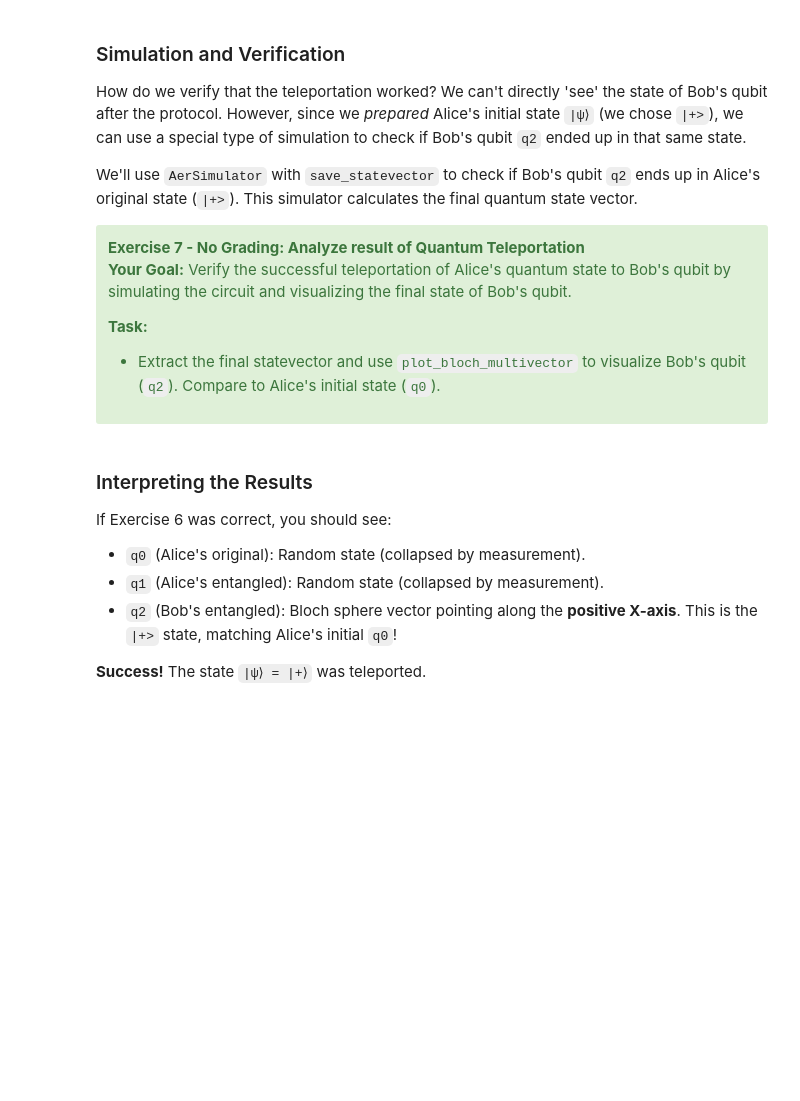
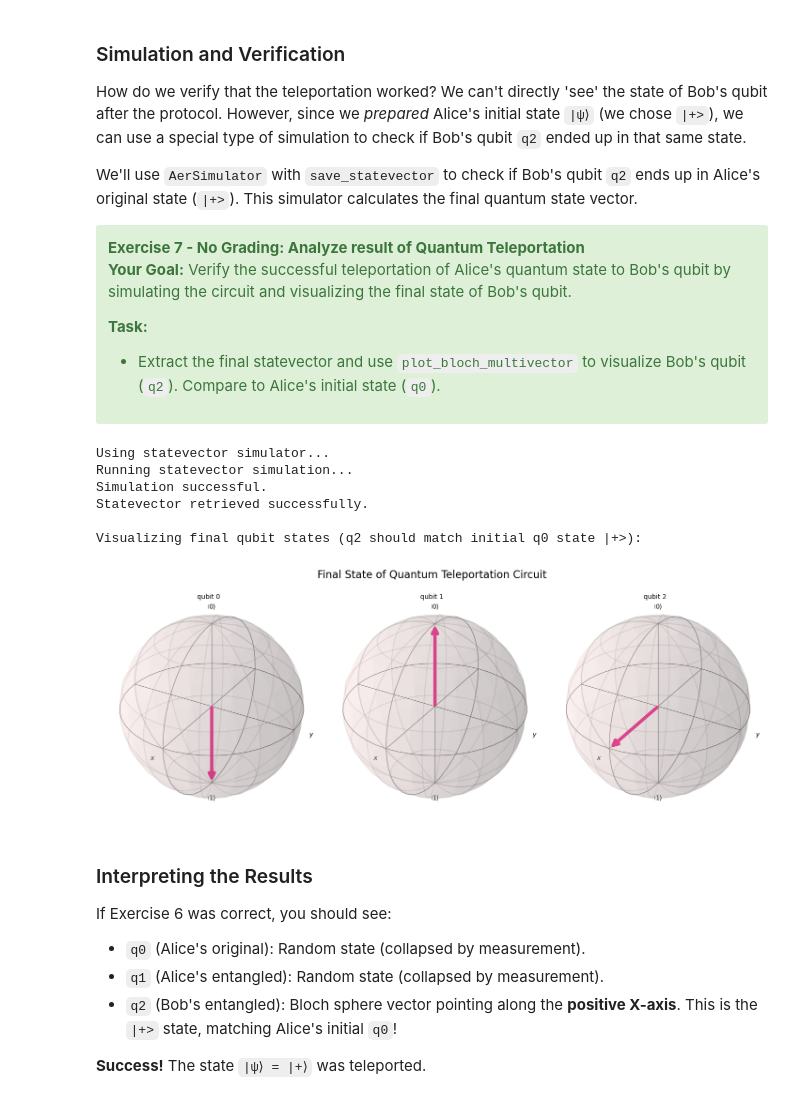
Before and after one commit to Barnald-Bocker/Qiskit_Summer_School, a Jupyter notebook: lab-1/lab1.ipynb, the cells around one changed output. Saved outputs shown, nothing was run; the diff lists cells and outputs as text; code cells hidden in the pictures; blank space fills up the shorter version.

```diff
--- a/lab-1/lab1.ipynb
+++ b/lab-1/lab1.ipynb
@@ -1056,29 +1064,37 @@ We'll use `AerSimulator` with `save_statevector` to check if Bob's qubit `q2` en
 </div>
 # %%
 %matplotlib inline
-
+from qiskit.visualization import plot_bloch_multivector
 # Use Statevector Simulator
 print("Using statevector simulator...")
 sv_simulator = AerSimulator(method='statevector') # Explicitly set method for clarity
 teleport_qc_sv = teleport_qc.copy() # Work with a copy for statevector simulation
 teleport_qc_sv.save_statevector() # Save statevector at the end
 
 print("Running statevector simulation...")
 job_sv = sv_simulator.run(teleport_qc_sv) # shots=1 is default for statevector
 result_sv = job_sv.result()
 
 if result_sv.success:
     print("Simulation successful.")
     final_statevector = result_sv.get_statevector()
     print("Statevector retrieved successfully.")
     print("\nVisualizing final qubit states (q2 should match initial q0 state |+>):")
     # q0 was |+> (points along +X). After teleportation, q2 should be |+>.
     # q0 and q1 states are after Alice's measurement, so they'll be collapsed.
 
-    display("TODO") #TODO, use plot_bloch_multivector to plot final_state
-
+    #display("TODO") #TODO, use plot_bloch_multivector to plot final_state
+    display(plot_bloch_multivector(final_statevector,"Final State of Quantum Teleportation Circuit")   )
 else:
     print(f"Statevector simulation failed! Status: {result_sv.status}")
+# %% [output]
+Using statevector simulator...
+Running statevector simulation...
+Simulation successful.
+Statevector retrieved successfully.
+
+Visualizing final qubit states (q2 should match initial q0 state |+>):
+[figure, added]
 # %% [markdown]
 ### Interpreting the Results
 
```
Also changed, not shown: parts of 7 cells of this notebook.
